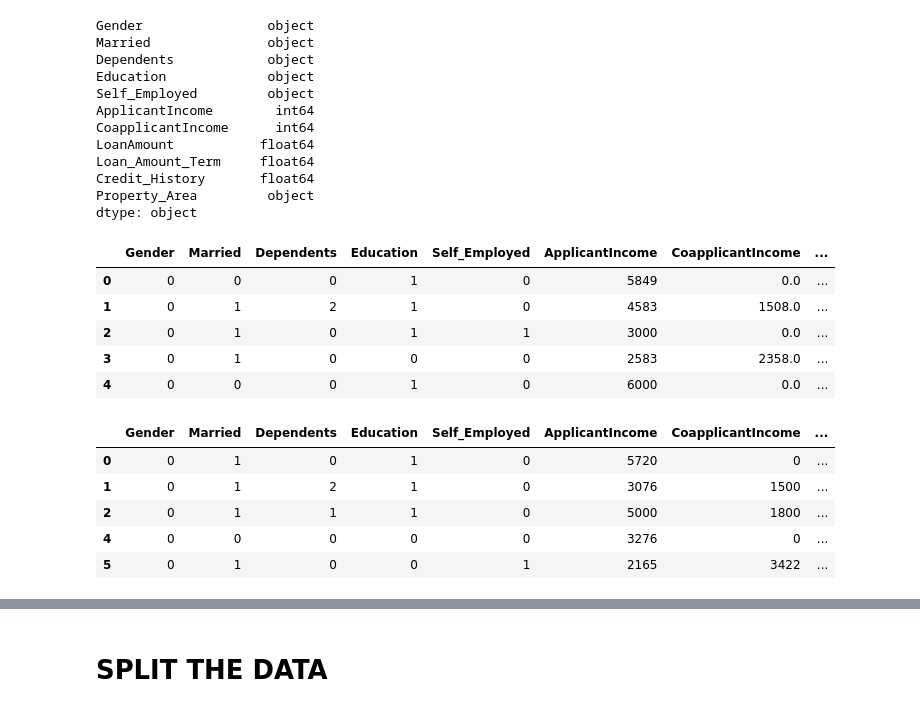
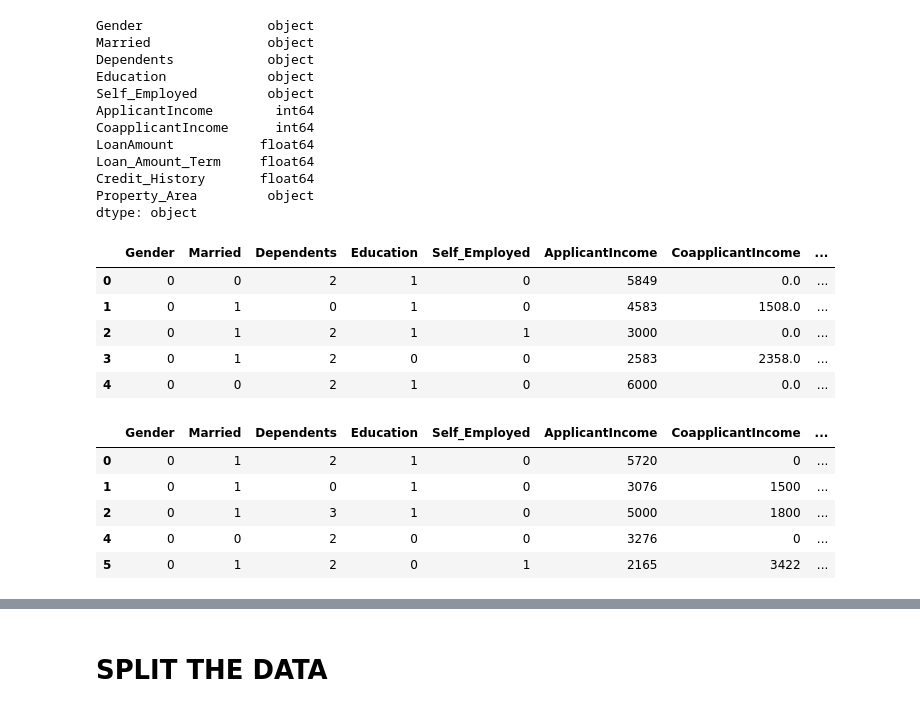
Before and after one commit to JayabharathiRavi/Loan_status, a Jupyter notebook: loan_status_predict.ipynb, the cells around one changed output, grey strips where cells are left out. Cells and saved outputs as stored; diff of their text form; code cells hidden in the pictures.

```diff
--- a/loan_status_predict.ipynb
+++ b/loan_status_predict.ipynb
@@ -32,8 +31,8 @@ from sklearn import metrics
 
 from sklearn.metrics import plot_roc_curve, roc_curve, roc_auc_score, confusion_matrix, f1_score
 # %%
-x_train=pd.read_csv("C:\\Users\\Parth\\Downloads\\loan_train.csv")
-x_test=pd.read_csv('C:\\Users\\Parth\\Downloads\\loan_test.csv')
+x_train=pd.read_csv("loan_train.csv")
+x_test=pd.read_csv('loan_test.csv')
 # %%
 x_train.head()
 # %% [output]
@@ -807,31 +866,30 @@ dtype: object
 # %%
 x_train['Gender']=x_train['Gender'].map({'Male':0,'Female':1})
 x_train['Married']=x_train['Married'].map({'No':0,'Yes':1})
-x_train['Dependents']=x_train['Dependents'].map({'0':0,'2':1,'1':2,"3+":3})
+x_train['Dependents']=x_train['Dependents'].map({'0':2,'2':3,'1':0,"3+":1})
 x_train['Education']=x_train['Education'].map({'Not Graduate':0,'Graduate':1})
 x_train['Self_Employed']=x_train['Self_Employed'].map({'No':0,'Yes':1})
 x_train['Property_Area']=x_train['Property_Area'].map({'Rural':0,'Urban':1,'Semiurban':2})
-x_train['Loan_Status']=x_train['Loan_Status'].map({'Y':1,'N':0})
 x_train.head()
 # %% [output]
 |  | Gender | Married | Dependents | Education | Self_Employed | ApplicantIncome | CoapplicantIncome | ... |
-| 0 | 0 | 0 | 0 | 1 | 0 | 5849 | 0.0 | ... |
-| 1 | 0 | 1 | 2 | 1 | 0 | 4583 | 1508.0 | ... |
-| 2 | 0 | 1 | 0 | 1 | 1 | 3000 | 0.0 | ... |
-| 3 | 0 | 1 | 0 | 0 | 0 | 2583 | 2358.0 | ... |
-| 4 | 0 | 0 | 0 | 1 | 0 | 6000 | 0.0 | ... |
+| 0 | 0 | 0 | 2 | 1 | 0 | 5849 | 0.0 | ... |
+| 1 | 0 | 1 | 0 | 1 | 0 | 4583 | 1508.0 | ... |
+| 2 | 0 | 1 | 2 | 1 | 1 | 3000 | 0.0 | ... |
+| 3 | 0 | 1 | 2 | 0 | 0 | 2583 | 2358.0 | ... |
+| 4 | 0 | 0 | 2 | 1 | 0 | 6000 | 0.0 | ... |
 # %%
 x_test['Gender']=x_test['Gender'].map({'Male':0,'Female':1})
 x_test['Married']=x_test['Married'].map({'No':0,'Yes':1})
-x_test['Dependents']=x_test['Dependents'].map({'0':0,'2':1,'1':2,"3+":3})
+x_test['Dependents']=x_test['Dependents'].map({'0':2,'2':3,'1':0,"3+":1})
 x_test['Education']=x_test['Education'].map({'Not Graduate':0,'Graduate':1})
 x_test['Self_Employed']=x_test['Self_Employed'].map({'No':0,'Yes':1})
 x_test['Property_Area']=x_test['Property_Area'].map({'Rural':0,'Urban':1,'Semiurban':2})
 x_test.head()
 # %% [output]
 |  | Gender | Married | Dependents | Education | Self_Employed | ApplicantIncome | CoapplicantIncome | ... |
-| 0 | 0 | 1 | 0 | 1 | 0 | 5720 | 0 | ... |
-| 1 | 0 | 1 | 2 | 1 | 0 | 3076 | 1500 | ... |
-| 2 | 0 | 1 | 1 | 1 | 0 | 5000 | 1800 | ... |
-| 4 | 0 | 0 | 0 | 0 | 0 | 3276 | 0 | ... |
-| 5 | 0 | 1 | 0 | 0 | 1 | 2165 | 3422 | ... |
+| 0 | 0 | 1 | 2 | 1 | 0 | 5720 | 0 | ... |
+| 1 | 0 | 1 | 0 | 1 | 0 | 3076 | 1500 | ... |
+| 2 | 0 | 1 | 3 | 1 | 0 | 5000 | 1800 | ... |
+| 4 | 0 | 0 | 2 | 0 | 0 | 3276 | 0 | ... |
+| 5 | 0 | 1 | 2 | 0 | 1 | 2165 | 3422 | ... |
```
Also changed, not shown: parts of 59 cells of this notebook.
